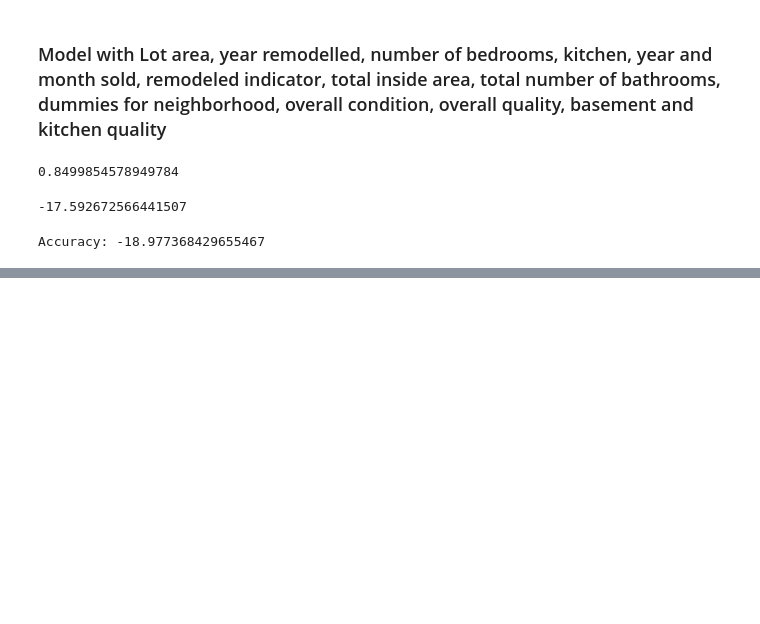
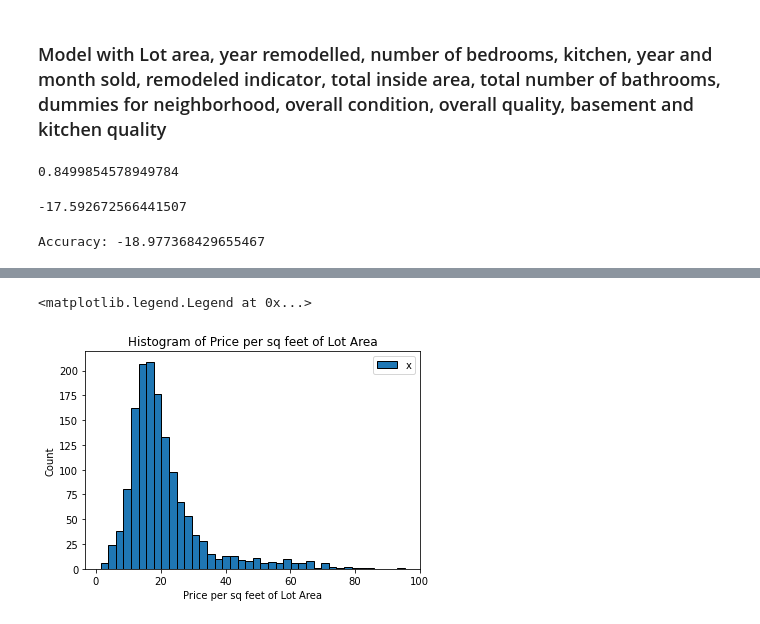
Before and after one commit to trevor-johnson1/w207_finalproject, a Jupyter notebook: EDA/EDA_Deva.ipynb, the cells around one changed output, grey strips where cells are left out. Cells and saved outputs as stored; diff of their text form; code cells hidden in the pictures; blank space fills up the shorter version.

```diff
--- a/EDA/EDA_Deva.ipynb
+++ b/EDA/EDA_Deva.ipynb
@@ -333,0 +387,13 @@ train5.LotArea
+# %%
+# Looking at price per sq feet of lot area
+train.PricePerSqFeet = train.SalePrice/train.LotArea
+plt.hist(train.PricePerSqFeet, bins = 40, edgecolor = "black");ax.set_xlabel('Sale Price')
+plt.ylabel('Count')
+plt.xlabel('Price per sq feet of Lot Area')
+plt.title('Histogram of Price per sq feet of Lot Area')
+
+
+#This histogram has a
+# %% [output]
+<matplotlib.legend.Legend at 0x...>
+[figure, added]
```
Also changed, not shown: parts of 20 cells of this notebook.
